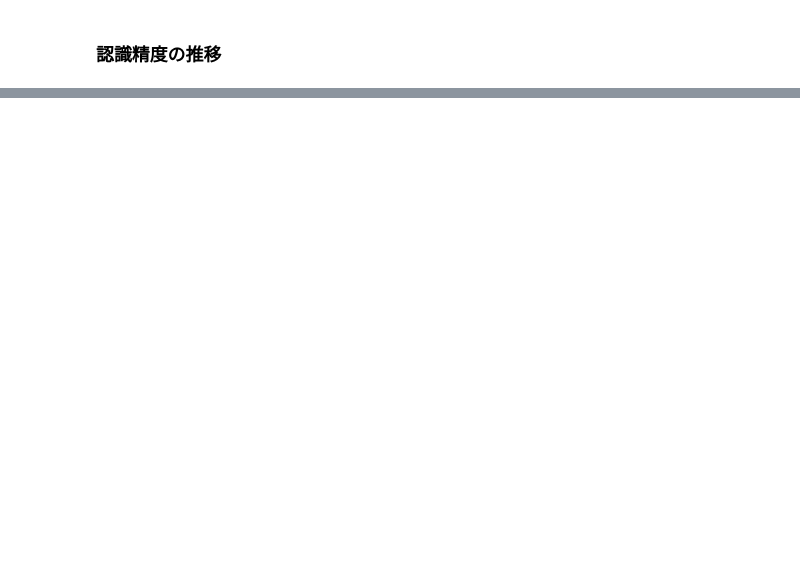
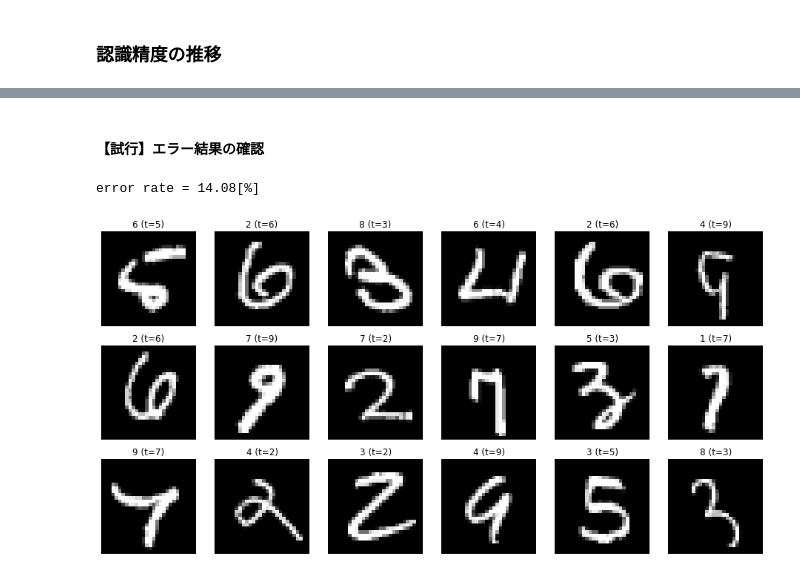
Before and after one commit to hseiyama/DeepLearning, a Jupyter notebook: zero_start_basic_01-custom.ipynb, the cells around one changed output, grey strips where cells are left out. Cells and saved outputs as stored; diff of their text form; code cells hidden in the pictures; blank space fills up the shorter version.

```diff
--- a/zero_start_basic_01-custom.ipynb
+++ b/zero_start_basic_01-custom.ipynb
@@ -228,0 +231,8 @@ plt.show()
+# %%
+# テストの実行
+test_result = network.predict(x_test)
+print(test_result.shape)
+for index in range(3):
+    print('index = ' + str(index))
+    print(test_result[index])
+    print(t_test[index])
@@ -228,0 +256,26 @@ plt.show()
+# %% [markdown]
+#### 【試行】エラー結果の確認
+# %%
+# エラー結果のみの要素を抽出
+index_error = np.argmax(test_result, axis=1) != np.argmax(t_test, axis=1)
+error_list = []
+for index, error in enumerate(index_error):
+    if error:
+        error_list.append(index)
+print('error rate = ' + str(len(error_list) / len(test_result) * 100) + '[%]')
+
+# 画像を表示
+figure = plt.figure(figsize=(16, 8))
+rows, cols = 3, 6
+for i in range(rows * cols):
+    index = error_list[i]
+    img, label_t, label_x = x_test[index], t_test[index].argmax(), test_result[index].argmax()
+    figure.add_subplot(rows, cols, i + 1)
+    plt.title(str(label_x) + ' (t=' + str(label_t) + ')')
+    plt.axis("off")
+    img = img.reshape(28, 28)  # 追加
+    plt.imshow(img.squeeze(), cmap="gray")
+plt.show()
+# %% [output]
+error rate = 14.08[%]
+[figure, added]
```
Also changed, not shown: parts of 5 cells of this notebook.
